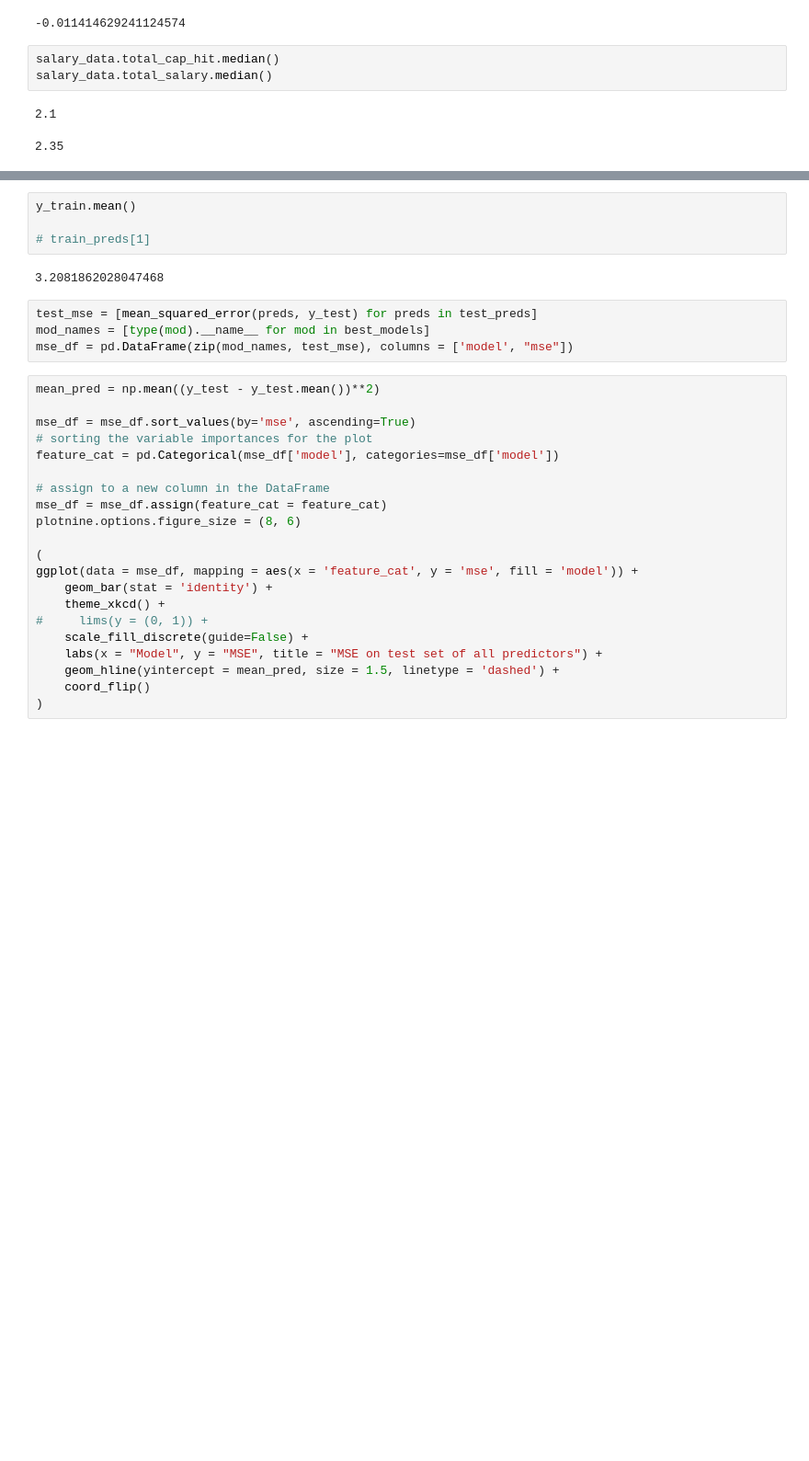
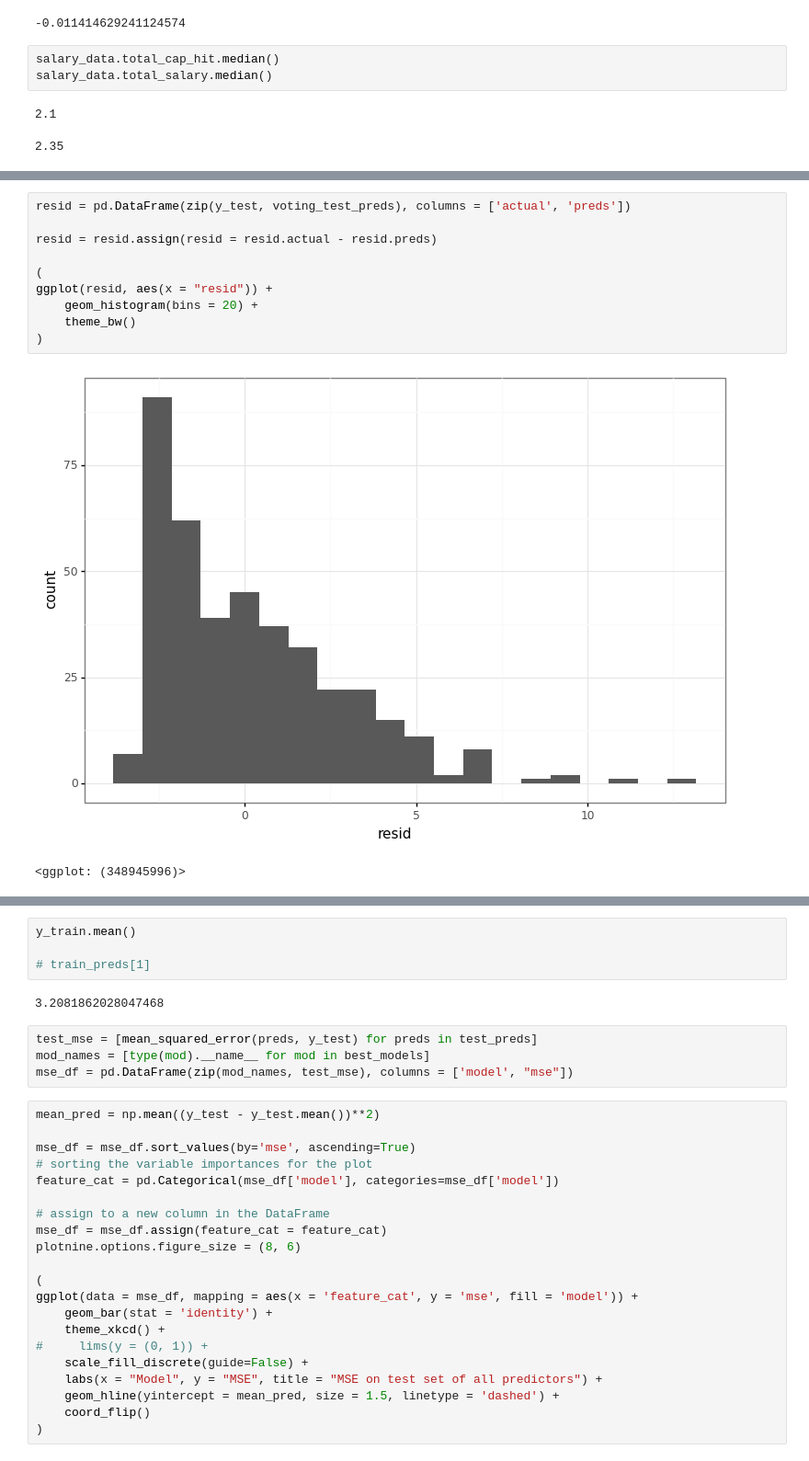
Before and after one commit to sjacobson94/COMP4449, a Jupyter notebook: midterm_project/analysis.ipynb, the cells around one changed output, grey strips where cells are left out. Shown at 92% size. Drawn from its saved outputs; the diff is of its cells as text; blank space fills up the shorter version.

```diff
--- a/midterm_project/analysis.ipynb
+++ b/midterm_project/analysis.ipynb
@@ -844,0 +861,13 @@ ggplot(check_preds, aes(x = 'true', y = 'preds')) +
+# %%
+resid = pd.DataFrame(zip(y_test, voting_test_preds), columns = ['actual', 'preds'])
+
+resid = resid.assign(resid = resid.actual - resid.preds)
+
+(
+ggplot(resid, aes(x = "resid")) +
+    geom_histogram(bins = 20) +
+    theme_bw()
+)
+# %% [output]
+[figure, added]
+<ggplot: (348945996)>
```
Also changed, not shown: parts of 23 cells of this notebook.
